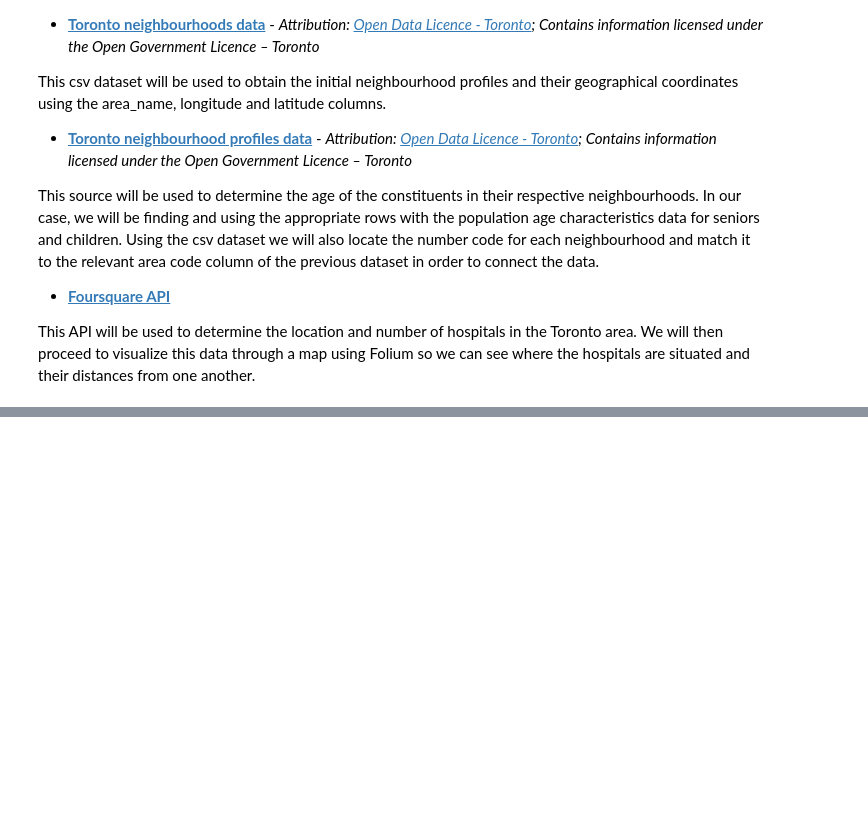
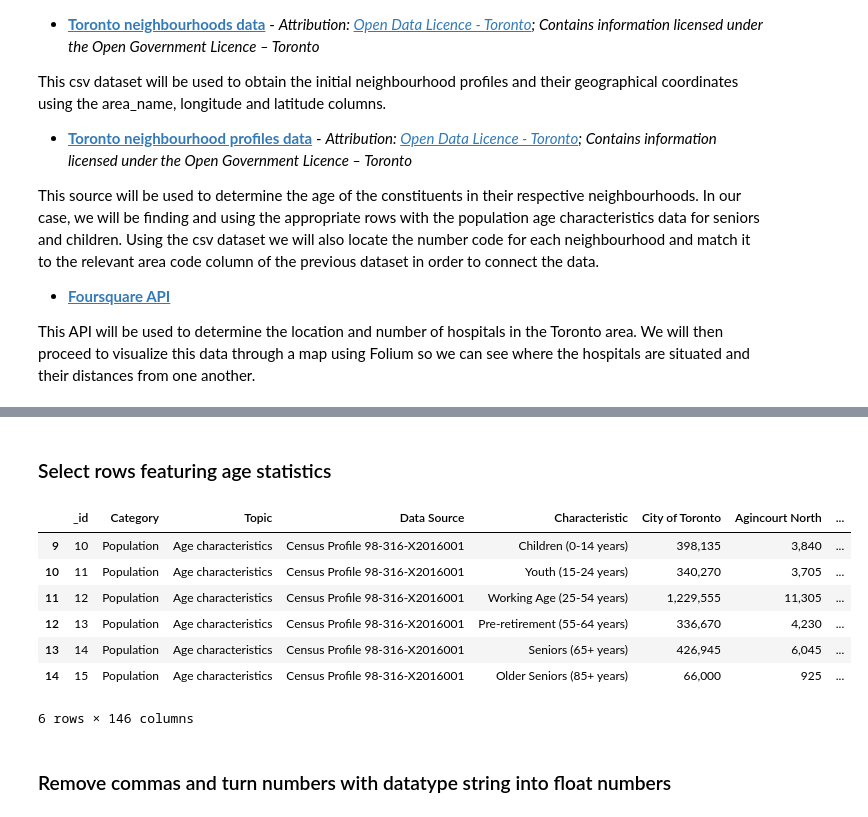
Before and after one commit to genephoenix/Coursera_Capstone, a Jupyter notebook: Capstone Project Notebook.ipynb, the cells around one changed output, grey strips where cells are left out. Cells and saved outputs as stored; diff of their text form; code cells hidden in the pictures; blank space fills up the shorter version.

Commit message:
Added dataframes and converted some object types to integers and floats

```diff
--- a/Capstone Project Notebook.ipynb
+++ b/Capstone Project Notebook.ipynb
@@ -52,0 +119,3 @@
+# %%
+demographics_df = df_data_2
+demographics_df.head()
@@ -52,0 +187,17 @@
+# %% [markdown]
+### Select rows featuring age statistics
+# %%
+age_stats_df = demographics_df[(demographics_df.Characteristic == 'Children (0-14 years)') | (demographics_df.Characteristic == 'Youth (15-24 years)') | (demographics_df.Characteristic == 'Working Age (25-54 years)') | (demographics_df.Characteristic == 'Pre-retirement (55-64 years)') | (demographics_df.Characteristic == 'Seniors (65+ years)') | (demographics_df.Characteristic == 'Older Seniors (85+ years)')]
+
+age_stats_df
+# %% [output]
+|  | _id | Category | Topic | Data Source | Characteristic | City of Toronto | Agincourt North | ... |
+| 9 | 10 | Population | Age characteristics | Census Profile 98-316-X2016001 | Children (0-14 years) | 398,135 | 3,840 | ... |
+| 10 | 11 | Population | Age characteristics | Census Profile 98-316-X2016001 | Youth (15-24 years) | 340,270 | 3,705 | ... |
+| 11 | 12 | Population | Age characteristics | Census Profile 98-316-X2016001 | Working Age (25-54 years) | 1,229,555 | 11,305 | ... |
+| 12 | 13 | Population | Age characteristics | Census Profile 98-316-X2016001 | Pre-retirement (55-64 years) | 336,670 | 4,230 | ... |
+| 13 | 14 | Population | Age characteristics | Census Profile 98-316-X2016001 | Seniors (65+ years) | 426,945 | 6,045 | ... |
+| 14 | 15 | Population | Age characteristics | Census Profile 98-316-X2016001 | Older Seniors (85+ years) | 66,000 | 925 | ... |
+6 rows × 146 columns
+# %% [markdown]
+### Remove commas and turn numbers with datatype string into float numbers
```
Also changed, not shown: parts of 72 cells of this notebook.
